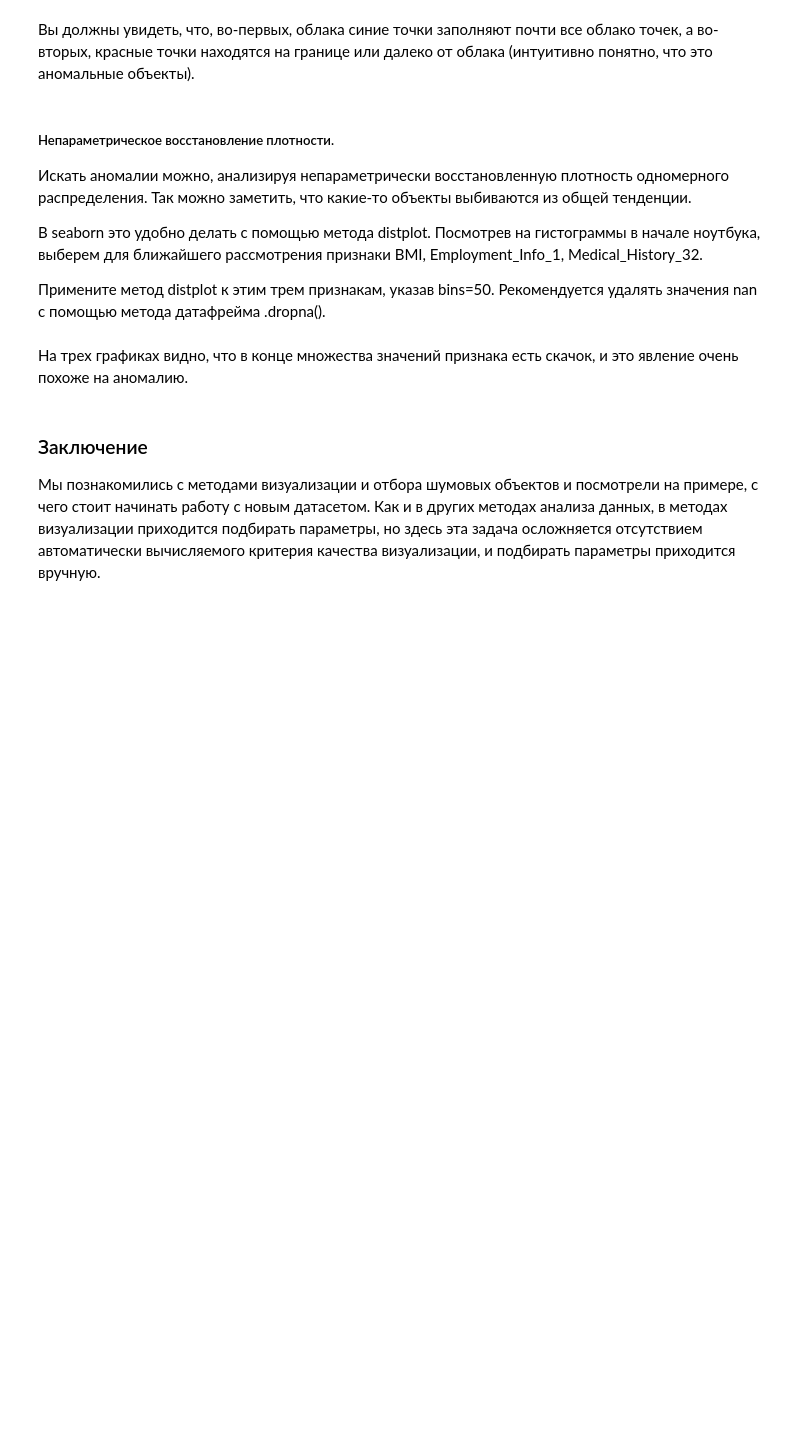
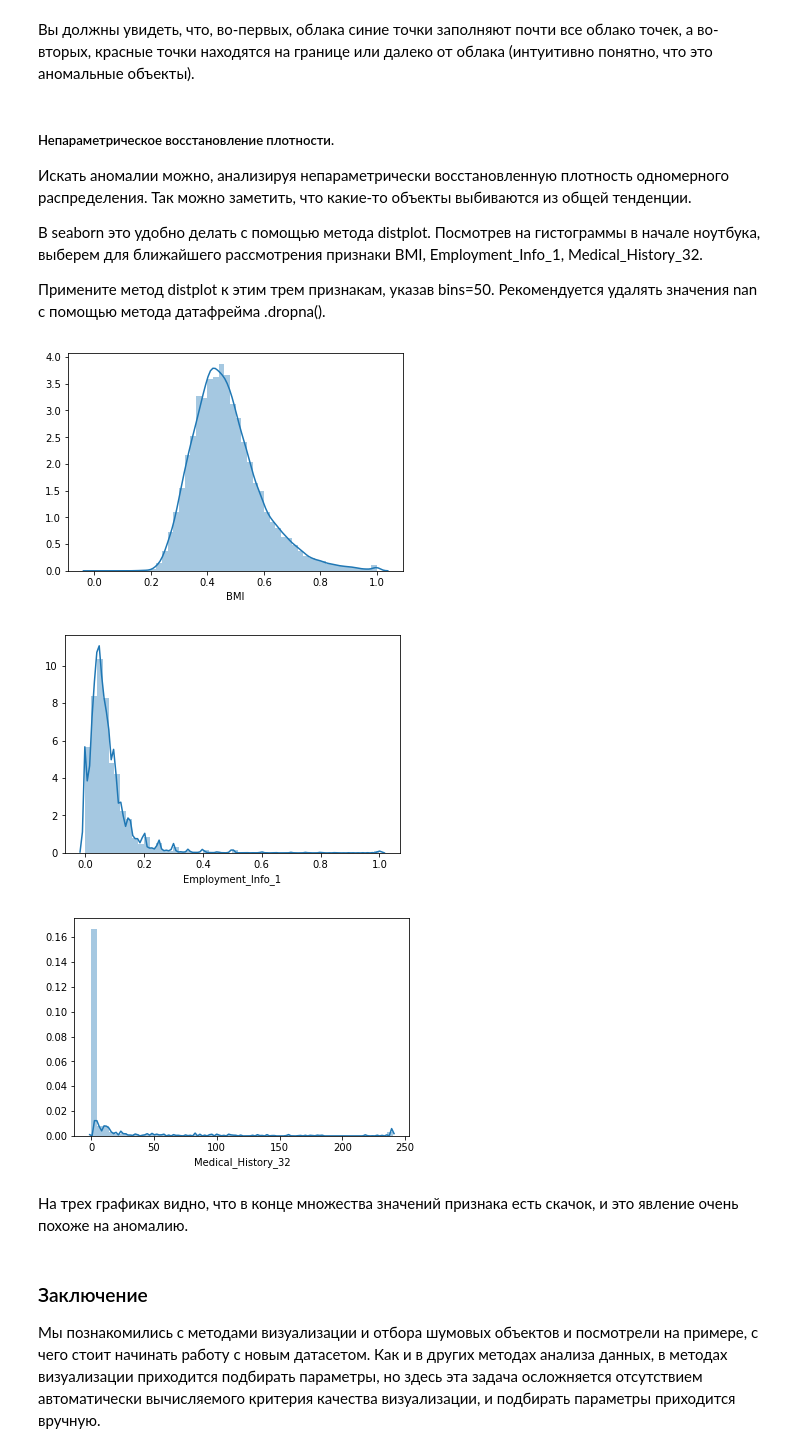
Before and after one commit to kashevg/coursera, a Jupyter notebook: tasks/course3/VisualizationPeerReview.ipynb, the cells around one changed output. Saved outputs shown, nothing was run; the diff lists cells and outputs as text; code cells hidden in the pictures; blank space fills up the shorter version.

```diff
--- a/tasks/course3/VisualizationPeerReview.ipynb
+++ b/tasks/course3/VisualizationPeerReview.ipynb
@@ -321,6 +379,13 @@ labels = svm_.predict(sdata[person_features])
 Примените метод distplot к этим трем признакам, указав bins=50. Рекомендуется удалять значения nan с помощью метода датафрейма .dropna().
 # %%
 # Код 8. Восстановите плотности трех для трех указанных признаков
+for item in ['BMI', 'Employment_Info_1', 'Medical_History_32']:
+    seaborn.distplot(data[item].dropna(), bins = 50)
+    plt.show()
+# %% [output]
+[figure, added]
+[figure, added]
+[figure, added]
 # %% [markdown]
 На трех графиках видно, что в конце множества значений признака есть скачок, и это явление очень похоже на аномалию.
 # %% [markdown]
```
Also changed, not shown: parts of 21 cells of this notebook.
